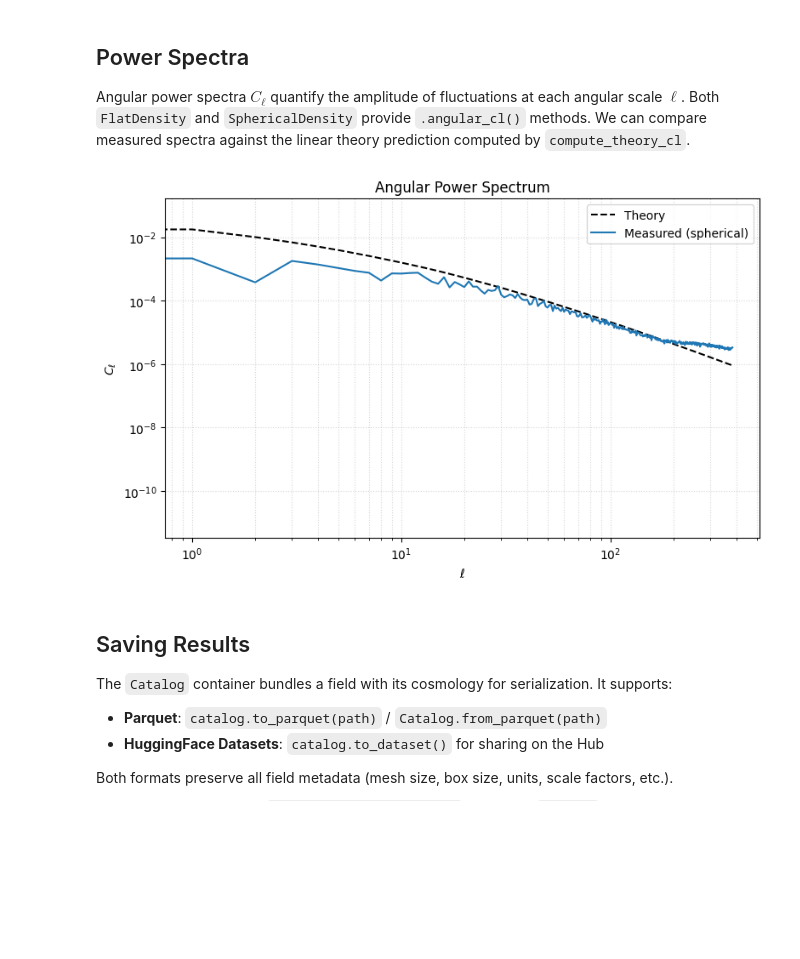
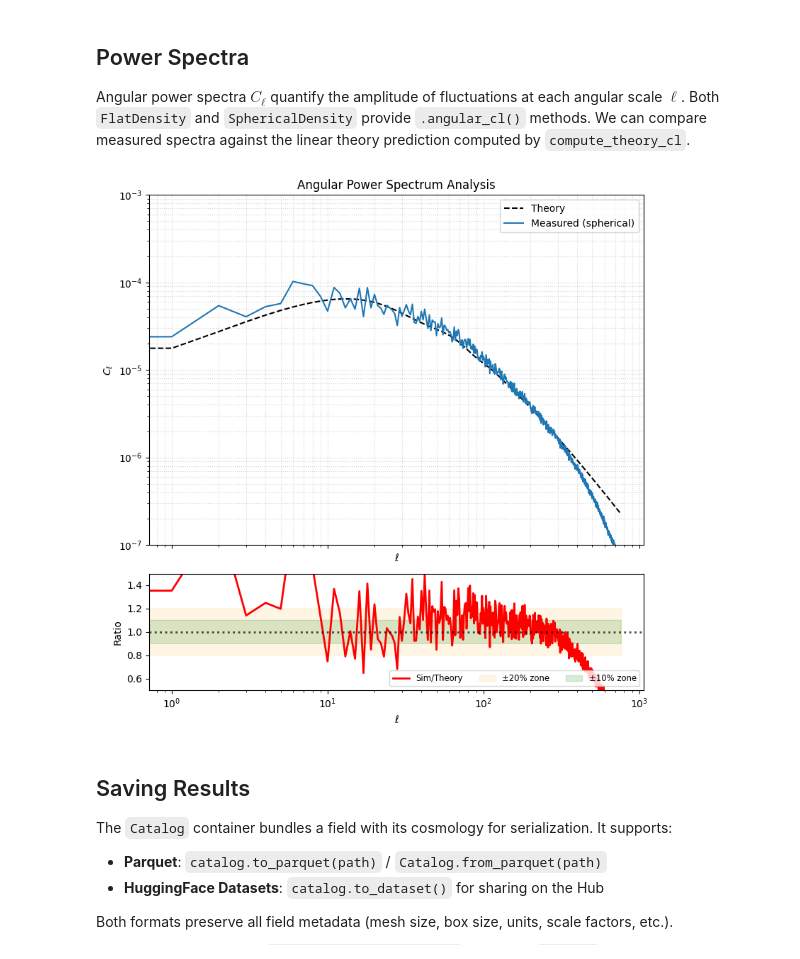
Before and after one commit to ASKabalan/fwd-model-tools, a Jupyter notebook: notebooks/01-basics.ipynb, the cells around one changed output. Cells and saved outputs as stored; diff of their text form; code cells hidden in the pictures; blank space fills up the shorter version.

```diff
--- a/notebooks/01-basics.ipynb
+++ b/notebooks/01-basics.ipynb
@@ -142,5 +155,5 @@ When `scale_factor_spec` is a **scalar**, `lpt` returns `ParticleField` objects
 # %%
-dx, p = ffi.lpt(cosmo, initial_field, scale_factor_spec=0.5, order=1)
+dx, p = ffi.lpt(cosmo, initial_field, ts=a_target, order=1)
 
 print(f"Displacement field type: {type(dx).__name__}")
 print(f"Displacement unit: {dx.unit}")
@@ -193,11 +201,11 @@ density_3d.apply_fn(jnp.log1p).show(colorbar=False, project_slices=32)
 
 Flat-sky painting requires a `center` (comoving distance to the shell center) and `density_plane_width` (shell thickness). For a single scalar scale factor, we use the maximum comoving radius as center and a nominal width.
 # %%
-r_max = initial_field.max_comoving_radius
+r_center = jc.background.radial_comoving_distance(cosmo, a_target)
 
 flat_map = dx.paint_2d(
-    center=r_max / 2,
-    density_plane_width=r_max,
+    center=r_center,
+    density_plane_width=shell_width,
 )
 print(f"Flat map shape: {flat_map.array.shape}")
 flat_map.show()
@@ -218,11 +220,11 @@ Spherical painting projects particles onto HEALPix maps using one of three inter
 - `"bilinear"` -- Bilinear interpolation over neighboring pixels (default)
 - `"rbf_neighbor"` -- RBF kernel smoothing over neighbors
 # %%
-spherical_map = dx.to(ffi.PositionUnit.GRID_ABSOLUTE).paint_spherical(
-    center=r_max / 2,
-    density_plane_width=r_max,
+spherical_map = dx.to(ffi.units.GRID_ABSOLUTE).paint_spherical(
+    center=r_center,
+    density_plane_width=shell_width,
     scheme="bilinear",
 )
 print(f"Spherical map shape: {spherical_map.array.shape}, nside={spherical_map.nside}")
-spherical_map.show()
+spherical_map.apply_fn(jnp.log1p).show()
 # %% [output]
@@ -235,30 +237,56 @@ Angular power spectra $C_\ell$ quantify the amplitude of fluctuations at each an
 # %%
 # Measured angular power spectrum
 cl_measured = spherical_map.to(ffi.units.OVERDENSITY).angular_cl(method="healpy")
 
 # Theory prediction
-LMAX = 3 * nside - 1
+LMAX = 3 * nside
 ells = jnp.arange(LMAX)
-max_a = jc.background.a_of_chi(cosmo , spherical_map.max_comoving_radius)
-max_z = jc.utils.a2z(max_a)
+z_near , z_far = jc.utils.a2z(jc.background.a_of_chi(cosmo, jnp.array([r_center - shell_width / 2.0, r_center + shell_width / 2.0])))
 
-nz_source = [ffi.tophat_z(0.0, max_z, gals_per_arcmin2=1.0)]
+nz_source = [ffi.tophat_z(z_near, z_far, gals_per_arcmin2=1.0)]
 theory_cl = ffi.compute_theory_cl(
     cosmo, ell=ells, z_source=nz_source,
     probe_type="number_counts", nonlinear_fn="linear", cross=False,
 )
 
-fig, ax = plt.subplots(figsize=(8, 5))
-theory_cl.plot(ax=ax, logx=True, logy=True, label="Theory", color="black", linestyle="--")
-cl_measured.plot(ax=ax, logx=True, logy=True, label="Measured (spherical)")
-ax.set_xlabel(r"$\ell$")
-ax.set_ylabel(r"$C_\ell$")
-ax.set_title("Angular Power Spectrum")
-ax.legend()
+# 1. Setup the figure with custom height ratios (Top:Bottom = 3:1)
+fig, (ax_top, ax_bot) = plt.subplots(
+    2, 1,
+    figsize=(8, 8),
+    sharex=True,
+    gridspec_kw={'height_ratios': [3, 1]}
+)
+
+# 2. Main Power Spectrum Plot
+# Using your objects' native plot methods
+theory_cl.plot(ax=ax_top, logx=True, logy=True, label="Theory", color="black", linestyle="--")
+cl_measured.plot(ax=ax_top, logx=True, logy=True, label="Measured (spherical)")
+
+ax_top.set_title("Angular Power Spectrum Analysis")
+ax_top.set_ylabel(r"$C_\ell$")
+ax_top.set_ylim(1e-7, 1e-3)
+ax_top.legend()
+
+# 3. Ratio/Residual Plot
+ratio = cl_measured / theory_cl
+ax_bot.semilogx(ells, ratio, label="Sim/Theory", color="red", linewidth=2)
+
+# Reference lines and tolerance zones
+ax_bot.axhline(1, color='black', linestyle=':', alpha=0.7, linewidth=2)
+ax_bot.fill_between(ells, 0.8, 1.2, alpha=0.1, color='orange', label='±20% zone')
+ax_bot.fill_between(ells, 0.9, 1.1, alpha=0.15, color='green', label='±10% zone')
+
+ax_bot.set_xlabel(r"$\ell$")
+ax_bot.set_ylabel("Ratio")
+ax_bot.set_ylim(0.5, 1.5)
+ax_bot.legend(loc='lower right', fontsize='small', ncol=3)
+
+# 4. Clean up formatting
+plt.subplots_adjust(hspace=0.05) # Bring the plots closer together
 plt.tight_layout()
 plt.show()
 # %% [output]
-[figure, old version]
+[figure, new version]
 # %% [markdown]
 ## Saving Results
 
```
Also changed, not shown: parts of 20 cells of this notebook, 16 other files.
